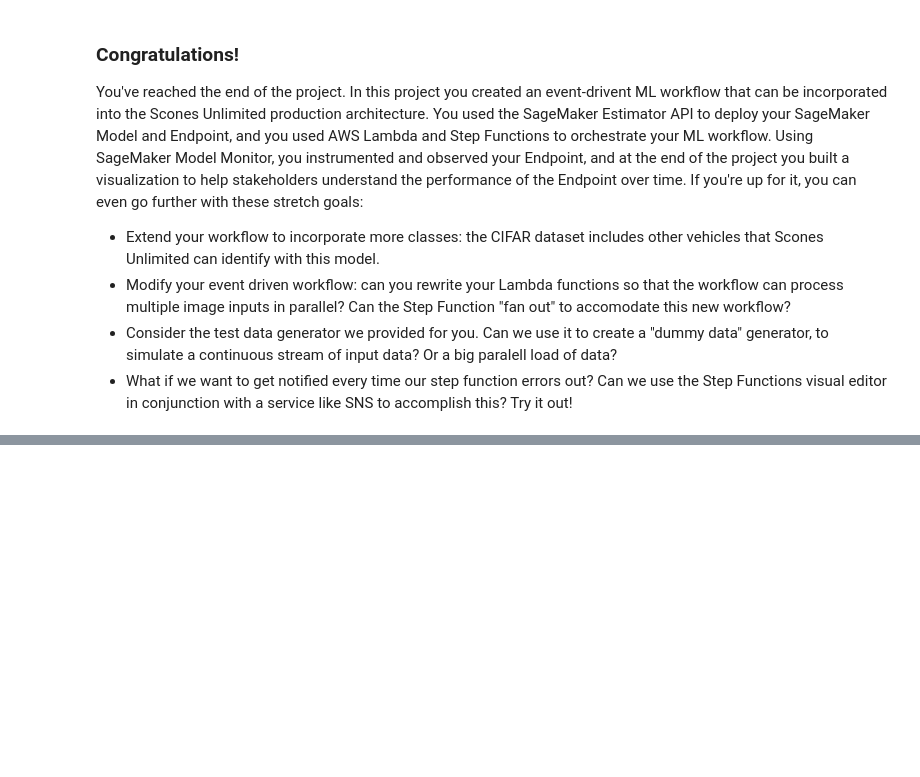
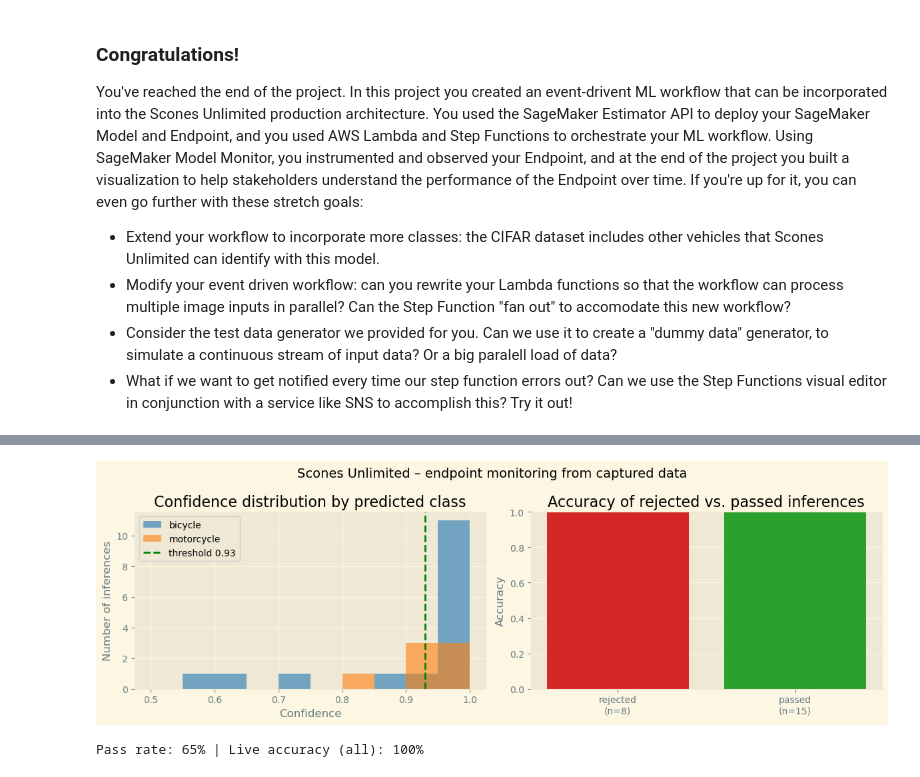
Before and after one commit to mirmehdi/scones-unlimited-ml-awsworkflow, a Jupyter notebook: starter.ipynb, the cells around one changed output, grey strips where cells are left out. Drawn from its saved outputs; the diff is of its cells as text; code cells hidden in the pictures; blank space fills up the shorter version.

```diff
--- a/starter.ipynb
+++ b/starter.ipynb
@@ -780,0 +913,26 @@ You've reached the end of the project. In this project you created an event-driv
+# %%
+fig, axes = plt.subplots(1, 2, figsize=(12, 4))
+
+# Left: how confident is the model, per predicted class?
+for cls, color in [("bicycle", "tab:blue"), ("motorcycle", "tab:orange")]:
+    axes[0].hist(monitor.loc[monitor["predicted"] == cls, "confidence"],
+                 bins=10, range=(0.5, 1.0), alpha=0.6, label=cls, color=color)
+axes[0].axvline(THRESHOLD, color="g", linestyle="--", label=f"threshold {THRESHOLD}")
+axes[0].set_xlabel("Confidence"); axes[0].set_ylabel("Number of inferences")
+axes[0].set_title("Confidence distribution by predicted class"); axes[0].legend()
+
+# Right: are the predictions that PASS the threshold actually correct?
+known = monitor.dropna(subset=["true"])                                    # only rows with a recovered true label
+summary = known.groupby("passed")["correct"].agg(["mean", "count"])
+labels = [f"{'passed' if p else 'rejected'}\n(n={n})" for p, n in zip(summary.index, summary["count"])]
+axes[1].bar(labels, summary["mean"], color=["tab:red" if not p else "tab:green" for p in summary.index])
+axes[1].set_ylim(0, 1); axes[1].set_ylabel("Accuracy")
+axes[1].set_title("Accuracy of rejected vs. passed inferences")
+
+plt.suptitle("Scones Unlimited – endpoint monitoring from captured data", size=14)
+plt.tight_layout(); plt.show()
+
+print(f"Pass rate: {monitor['passed'].mean():.0%} | Live accuracy (all): {known['correct'].mean():.0%}")
+# %% [output]
+[figure, added]
+Pass rate: 65% | Live accuracy (all): 100%
```
Also changed, not shown: parts of 22 cells of this notebook, 1 other file.
